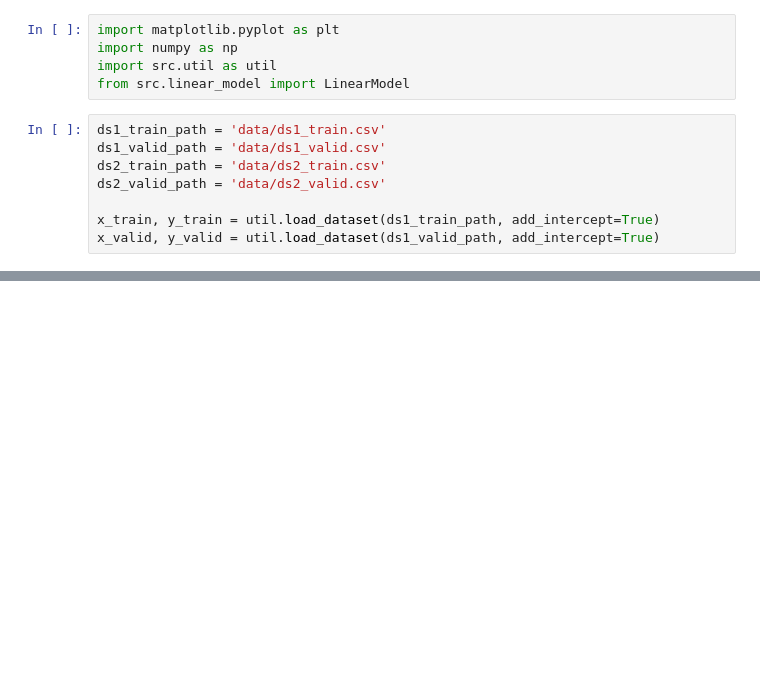
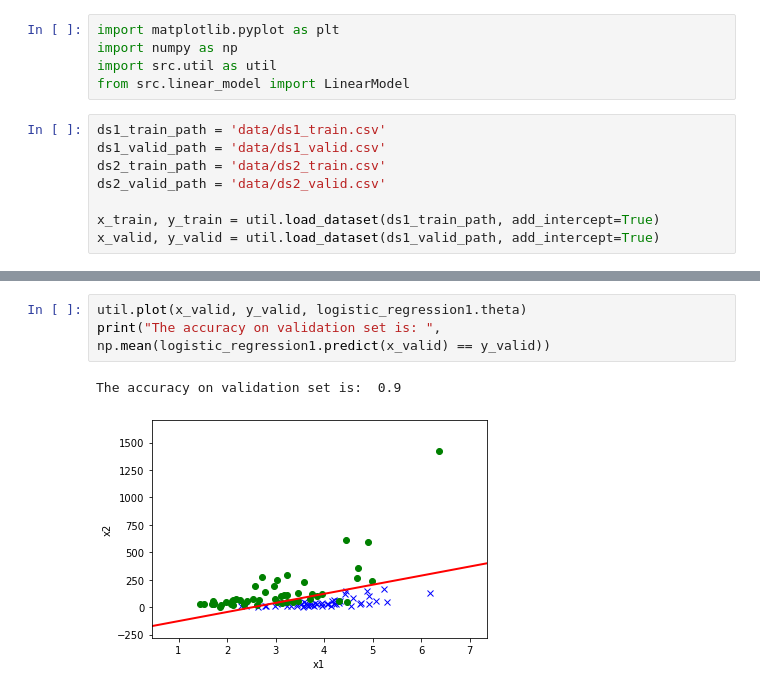
Before and after one commit to Anya-RB-Chen/cs229-2018-autumn, a Jupyter notebook: My Assignment/PS1/PS1-1b_Newton's_Mehod.ipynb, the cells around one changed output, grey strips where cells are left out. Cells and saved outputs as stored; diff of their text form; blank space fills up the shorter version.

```diff
--- a/My Assignment/PS1/PS1-1b_Newton's_Mehod.ipynb
+++ b/My Assignment/PS1/PS1-1b_Newton's_Mehod.ipynb
@@ -52,0 +87,6 @@ class LogisticRegression(LinearModel):
+# %%
+util.plot(x_valid, y_valid, logistic_regression1.theta)
+print("The accuracy on validation set is: ", np.mean(logistic_regression1.predict(x_valid) == y_valid))
+# %% [output]
+The accuracy on validation set is:  0.9
+[figure, added]
```
Also changed, not shown: parts of 5 cells of this notebook, 7 other files.
